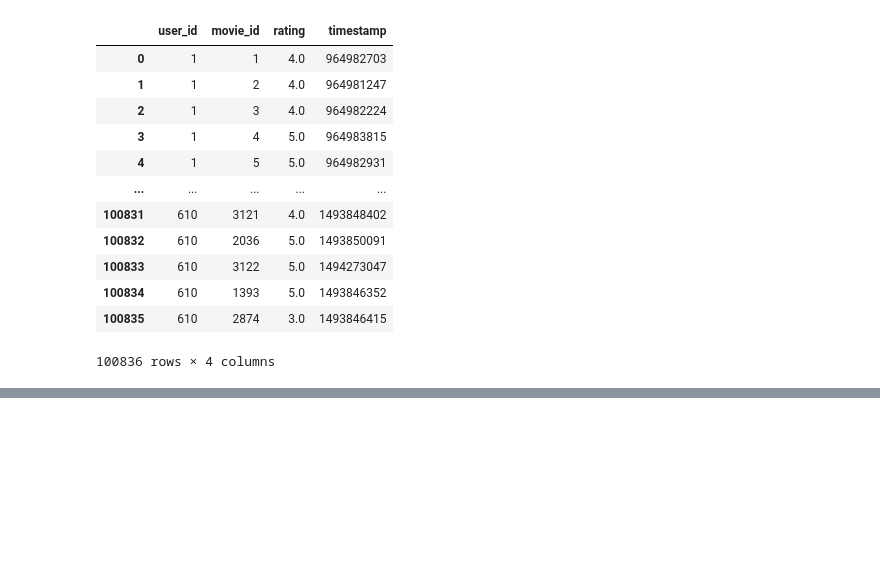
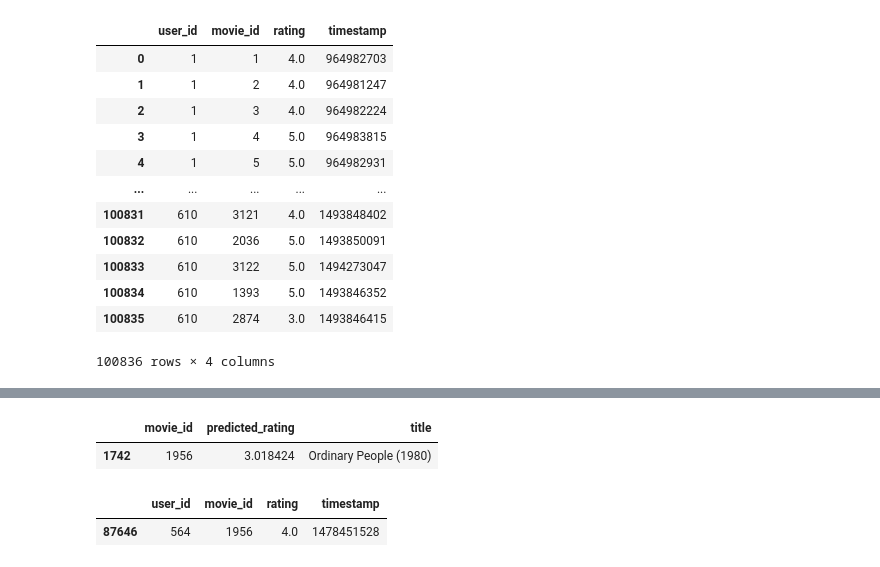
Before and after one commit to rishiso/fa22-recommendation, a Jupyter notebook: fa22Recommendation.ipynb, the cells around one changed output, grey strips where cells are left out. Drawn from its saved outputs; the diff is of its cells as text; code cells hidden in the pictures; blank space fills up the shorter version.

```diff
--- a/fa22Recommendation.ipynb
+++ b/fa22Recommendation.ipynb
@@ -164,0 +205,5 @@ Epoch 10/10
+# %%
+topMovies = getUserTopMovies(564)
+topMovies.loc[topMovies.movie_id == 1956]
+validate.loc[(validate.movie_id == 1956) & (validate.user_id == 564)]
+# %% [output]
@@ -164,0 +211,4 @@ Epoch 10/10
+|  | movie_id | predicted_rating | title |
+| 1742 | 1956 | 3.018424 | Ordinary People (1980) |
+|  | user_id | movie_id | rating | timestamp |
+| 87646 | 564 | 1956 | 4.0 | 1478451528 |
```
Also changed, not shown: parts of 10 cells of this notebook, 3 other files.
